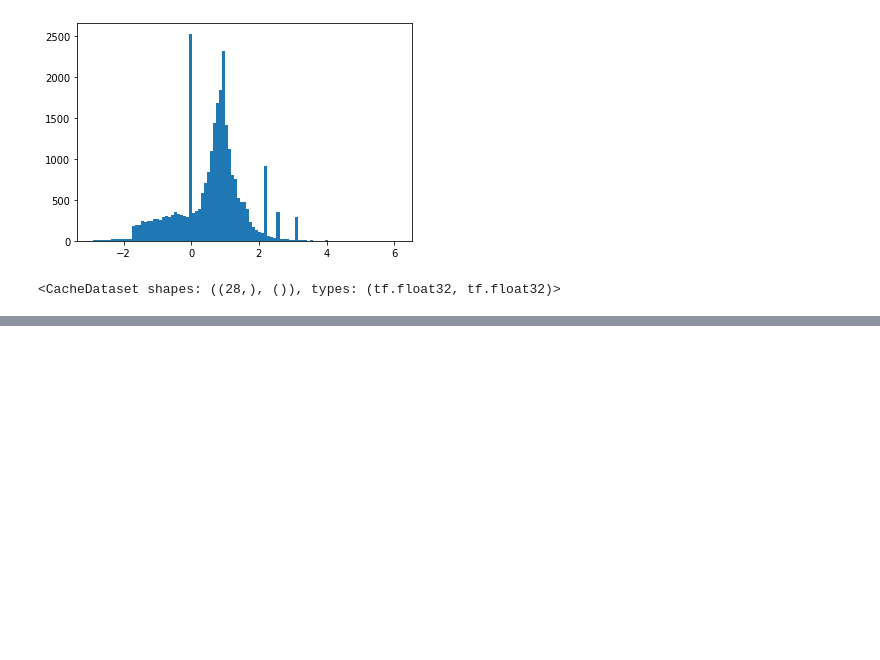
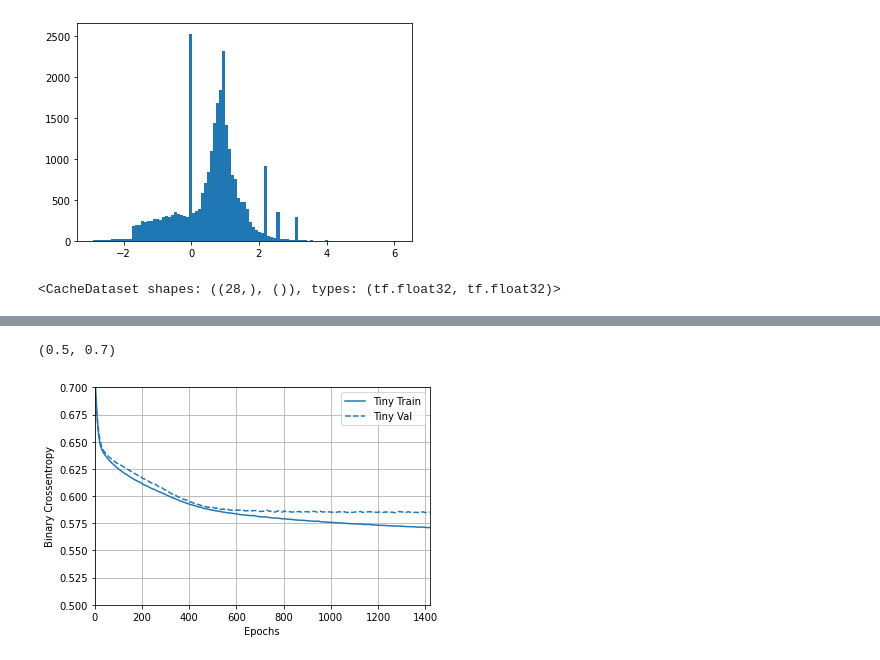
Before and after one commit to dilawarm/Neural-networks, a Jupyter notebook: basics/Regularization.ipynb, the cells around one changed output, grey strips where cells are left out. Cells and saved outputs as stored; diff of their text form; code cells hidden in the pictures; blank space fills up the shorter version.

```diff
--- a/basics/Regularization.ipynb
+++ b/basics/Regularization.ipynb
@@ -74,0 +95,29 @@ def get_optimizer():
+# %%
+def compile_and_fit(model, name, optimizer=None, max_epochs=10000):
+  if optimizer is None:
+    optimizer = get_optimizer()
+  model.compile(optimizer=optimizer,
+                loss=keras.losses.BinaryCrossentropy(from_logits=True),
+                metrics=[
+                  keras.losses.BinaryCrossentropy(
+                      from_logits=True, name='binary_crossentropy'),
+                  'accuracy'])
+  model.summary()
+
+  history = model.fit(
+      train_ds,
+      steps_per_epoch=STEPS_PER_EPOCH,
+      epochs=max_epochs,
+      validation_data=validate_ds,
+      callbacks=get_callbacks(name),
+      verbose=0)
+  return history
+# %%
+tiny_model = keras.Sequential([
+    keras.layers.Dense(16, activation='elu', input_shape=(FEATURES,)),
+    keras.layers.Dense(1)
+])
+# %%
+size_histories = {}
+# %%
+size_histories['Tiny'] = compile_and_fit(tiny_model, 'sizes/Tiny')
@@ -74,0 +142,7 @@ def get_optimizer():
+# %%
+plotter = tfdocs.plots.HistoryPlotter(metric='binary_crossentropy', smoothing_std=10)
+plotter.plot(size_histories)
+plt.ylim([0.5, 0.7])
+# %% [output]
+(0.5, 0.7)
+[figure, added]
```
Also changed, not shown: parts of 24 cells of this notebook.
